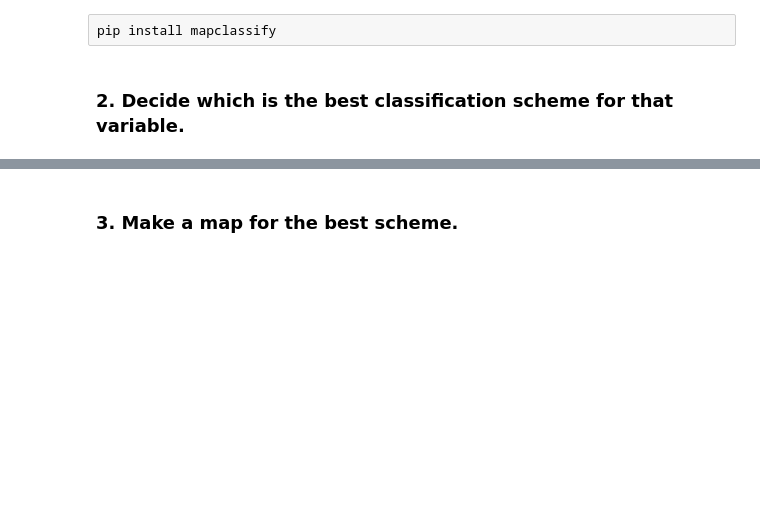
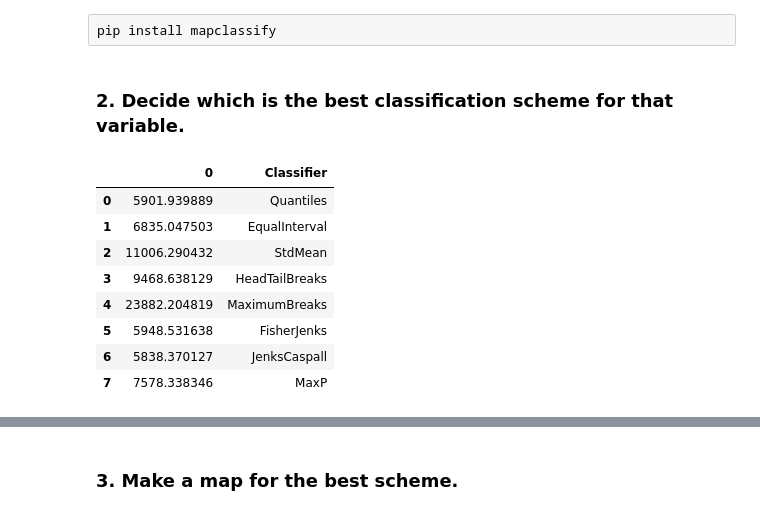
Before and after one commit to IntroSpatialDataScience/MiningGDFProject2, a Jupyter notebook: Ev-p2.ipynb, the cells around one changed output, grey strips where cells are left out. Cells and saved outputs as stored; diff of their text form; code cells hidden in the pictures; blank space fills up the shorter version.

```diff
--- a/Ev-p2.ipynb
+++ b/Ev-p2.ipynb
@@ -357,0 +358,21 @@ mp5 = mapclassify.MaxP(theVar, k=K)
+# %%
+class5 = q5, ei5,msd, ht, mb5, fj5, jc5, mp5
+# Collect ADCM for each classifier
+fits = np.array([ c.adcm for c in class5])
+# Convert ADCM scores to a DataFrame
+adcms = pd.DataFrame(fits)
+# Add classifier names
+adcms['Classifier'] = [c.name for c in class5]
+
+# see the value
+adcms
+# %% [output]
+|  | 0 | Classifier |
+| 0 | 5901.939889 | Quantiles |
+| 1 | 6835.047503 | EqualInterval |
+| 2 | 11006.290432 | StdMean |
+| 3 | 9468.638129 | HeadTailBreaks |
+| 4 | 23882.204819 | MaximumBreaks |
+| 5 | 5948.531638 | FisherJenks |
+| 6 | 5838.370127 | JenksCaspall |
+| 7 | 7578.338346 | MaxP |
```
Also changed, not shown: parts of 4 cells of this notebook.
